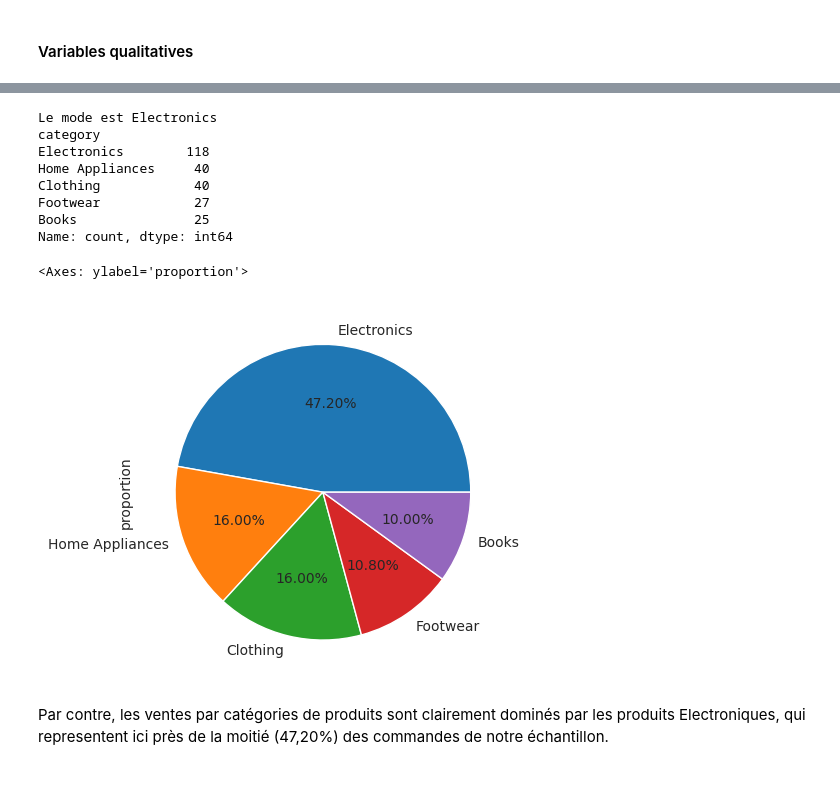
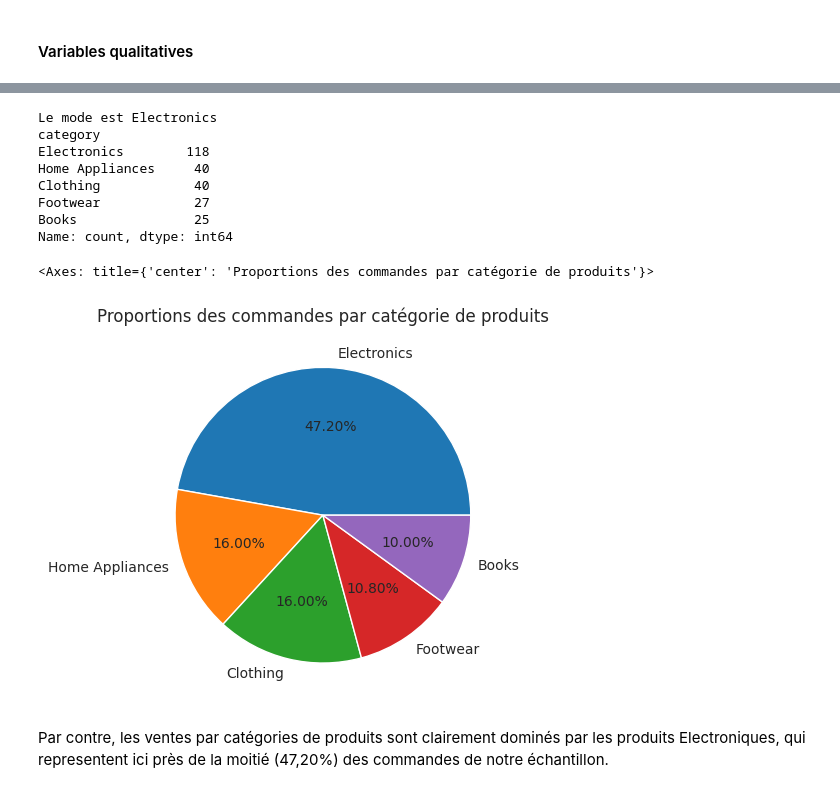
Before and after one commit to chanwinharold/Amazon_Sales, a Jupyter notebook: notebooks/02_exploratory_analysis.ipynb, the cells around one changed output, grey strips where cells are left out. Saved outputs shown, nothing was run; the diff lists cells and outputs as text; code cells hidden in the pictures.

```diff
--- a/notebooks/02_exploratory_analysis.ipynb
+++ b/notebooks/02_exploratory_analysis.ipynb
@@ -47,19 +47,20 @@ Les produits les mieux vendus de notre échantillon sont les smartphones et smar
 # %%
 # variable category
 print("Le mode est", data['category'].mode()[0])
 print(data['category'].value_counts())
-data['category'].value_counts(normalize=True).plot(kind='pie', autopct="%.2f%%")
+plt.title("Proportions des commandes par catégorie de produits")
+data['category'].value_counts(normalize=True).plot(kind='pie', autopct="%.2f%%", label="")
 # %% [output]
 Le mode est Electronics
 category
 Electronics        118
 Home Appliances     40
 Clothing            40
 Footwear            27
 Books               25
 Name: count, dtype: int64
-<Axes: ylabel='proportion'>
+<Axes: title={'center': 'Proportions des commandes par catégorie de produits'}>
-[figure, old version]
+[figure, new version]
 # %% [markdown]
 Par contre, les ventes par catégories de produits sont clairement dominés par les produits Electroniques, qui representent ici près de la moitié (47,20%) des commandes de notre échantillon.
 # %%
```
Also changed, not shown: parts of 14 cells of this notebook.
